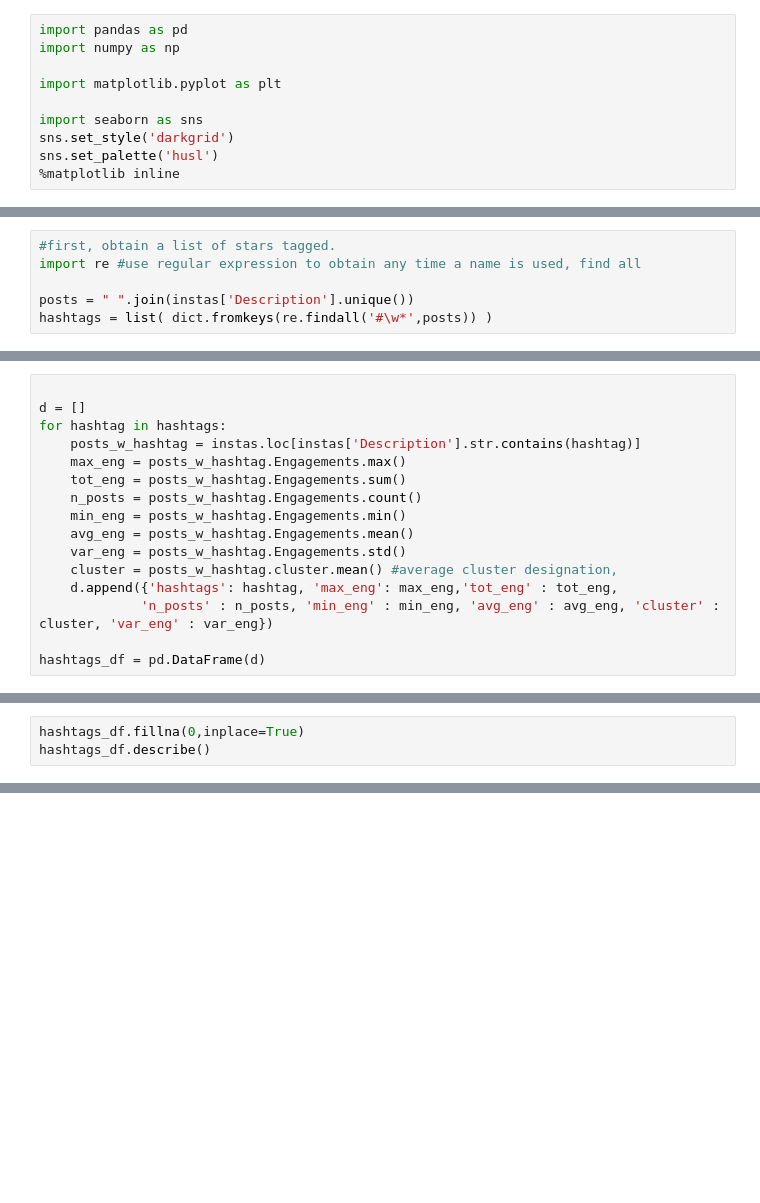
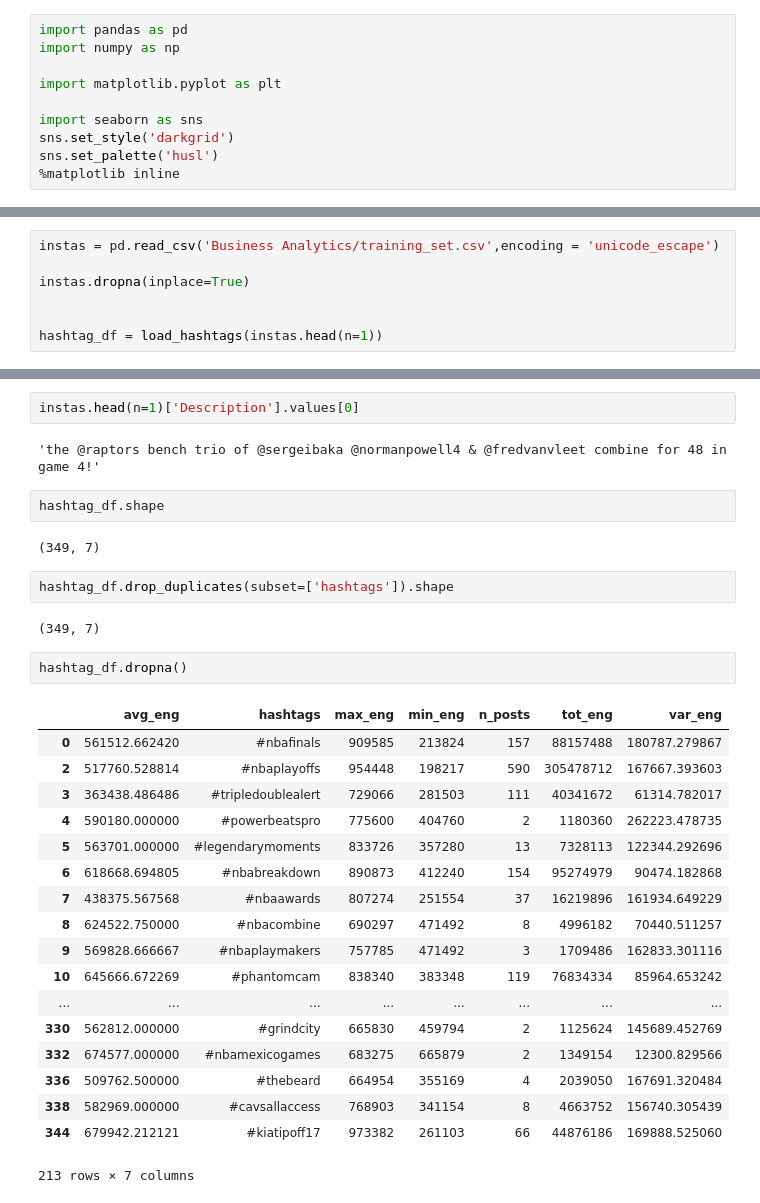
Before and after one commit to nkasmanoff/nbahackathon2k19, a Jupyter notebook: business/3.1 Exploring Hastags in Posts.ipynb, the cells around one changed output, grey strips where cells are left out. Drawn from its saved outputs; the diff is of its cells as text; blank space fills up the shorter version.

```diff
--- a/business/3.1 Exploring Hastags in Posts.ipynb
+++ b/business/3.1 Exploring Hastags in Posts.ipynb
@@ -21,6 +17,0 @@ instas.dropna(inplace=True)
-# %%
-#first, obtain a list of stars tagged.
-import re #use regular expression to obtain any time a name is used, find all
-
-posts = " ".join(instas['Description'].unique())
-hashtags = list( dict.fromkeys(re.findall('#\w*',posts)) )
@@ -47,16 +17,0 @@ hashtags
-# %%
-
-d = []
-for hashtag in hashtags:
-    posts_w_hashtag = instas.loc[instas['Description'].str.contains(hashtag)]
-    max_eng = posts_w_hashtag.Engagements.max()
-    tot_eng = posts_w_hashtag.Engagements.sum()
-    n_posts = posts_w_hashtag.Engagements.count()
-    min_eng = posts_w_hashtag.Engagements.min()
-    avg_eng = posts_w_hashtag.Engagements.mean()
-    var_eng = posts_w_hashtag.Engagements.std()
-    cluster = posts_w_hashtag.cluster.mean() #average cluster designation,
-    d.append({'hashtags': hashtag, 'max_eng': max_eng,'tot_eng' : tot_eng,
-             'n_posts' : n_posts, 'min_eng' : min_eng, 'avg_eng' : avg_eng, 'cluster' : cluster, 'var_eng' : var_eng})
-
-hashtags_df = pd.DataFrame(d)
@@ -84,3 +17,0 @@ hashtags_df.sort_values('n_posts',ascending=False)
-# %%
-hashtags_df.fillna(0,inplace=True)
-hashtags_df.describe()
@@ -105,0 +109,7 @@ Something here will help.
+# %%
+instas = pd.read_csv('Business Analytics/training_set.csv',encoding = 'unicode_escape')
+
+instas.dropna(inplace=True)
+
+
+hashtag_df = load_hashtags(instas.head(n=1))
@@ -105,0 +125,33 @@ Something here will help.
+# %%
+instas.head(n=1)['Description'].values[0]
+# %% [output]
+'the @raptors bench trio of @sergeibaka @normanpowell4 & @fredvanvleet combine for 48 in game 4!'
+# %%
+hashtag_df.shape
+# %% [output]
+(349, 7)
+# %%
+hashtag_df.drop_duplicates(subset=['hashtags']).shape
+# %% [output]
+(349, 7)
+# %%
+hashtag_df.dropna()
+# %% [output]
+|  | avg_eng | hashtags | max_eng | min_eng | n_posts | tot_eng | var_eng |
+| 0 | 561512.662420 | #nbafinals | 909585 | 213824 | 157 | 88157488 | 180787.279867 |
+| 2 | 517760.528814 | #nbaplayoffs | 954448 | 198217 | 590 | 305478712 | 167667.393603 |
+| 3 | 363438.486486 | #tripledoublealert | 729066 | 281503 | 111 | 40341672 | 61314.782017 |
+| 4 | 590180.000000 | #powerbeatspro | 775600 | 404760 | 2 | 1180360 | 262223.478735 |
+| 5 | 563701.000000 | #legendarymoments | 833726 | 357280 | 13 | 7328113 | 122344.292696 |
+| 6 | 618668.694805 | #nbabreakdown | 890873 | 412240 | 154 | 95274979 | 90474.182868 |
+| 7 | 438375.567568 | #nbaawards | 807274 | 251554 | 37 | 16219896 | 161934.649229 |
+| 8 | 624522.750000 | #nbacombine | 690297 | 471492 | 8 | 4996182 | 70440.511257 |
+| 9 | 569828.666667 | #nbaplaymakers | 757785 | 471492 | 3 | 1709486 | 162833.301116 |
+| 10 | 645666.672269 | #phantomcam | 838340 | 383348 | 119 | 76834334 | 85964.653242 |
+| ... | ... | ... | ... | ... | ... | ... | ... |
+| 330 | 562812.000000 | #grindcity | 665830 | 459794 | 2 | 1125624 | 145689.452769 |
+| 332 | 674577.000000 | #nbamexicogames | 683275 | 665879 | 2 | 1349154 | 12300.829566 |
+| 336 | 509762.500000 | #thebeard | 664954 | 355169 | 4 | 2039050 | 167691.320484 |
+| 338 | 582969.000000 | #cavsallaccess | 768903 | 341154 | 8 | 4663752 | 156740.305439 |
+| 344 | 679942.212121 | #kiatipoff17 | 973382 | 261103 | 66 | 44876186 | 169888.525060 |
+213 rows × 7 columns
```
Also changed, not shown: parts of 10 cells of this notebook, 2 other files.
